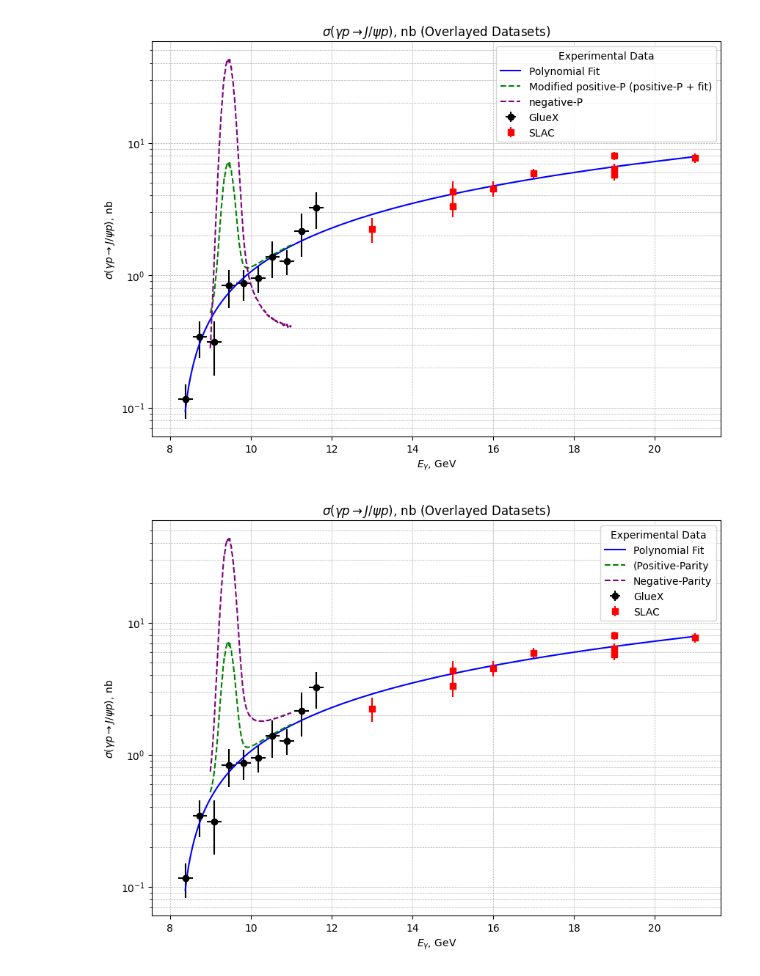
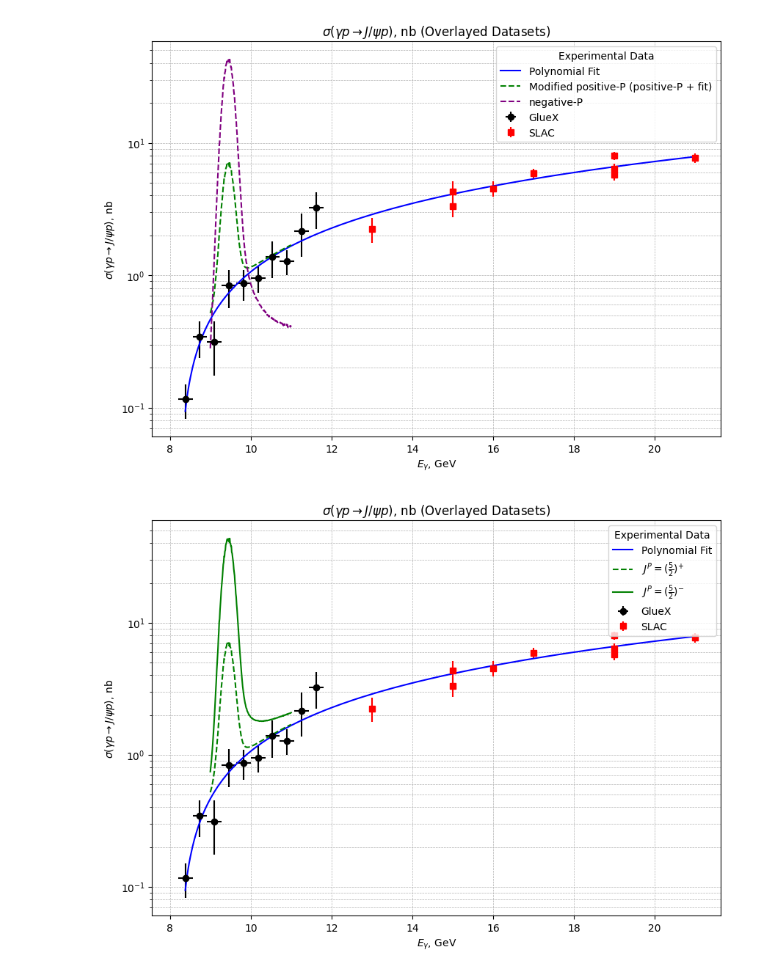
Before and after one commit to jazzitup/pentaquarkAna, a Jupyter notebook: pc_spin-5over2.ipynb, the cells around one changed output. Saved outputs shown, nothing was run; the diff lists cells and outputs as text; code cells hidden in the pictures.

```diff
--- a/pc_spin-5over2.ipynb
+++ b/pc_spin-5over2.ipynb
@@ -205,33 +216,34 @@ plt.figure(figsize=(10, 7))
 
 # Plot GlueX data
 plt.errorbar(x_gluex, y_values, xerr=xerr_gluex, yerr=yerr_gluex, fmt='o', color='black', label='GlueX')
 
 # Plot SLAC data
 plt.errorbar(x_slac, y_slac, yerr=yerr_slac, fmt='s', color='red', label='SLAC')
 
 # Plot the fitted curve
 plt.plot(x_fit, y_fit, '-', color='blue', label='Polynomial Fit')
 
 # Overlay the modified "positive-P" dataset
-plt.plot(x_positive, y_positive_modified, '--', color='green', label='(Positive-Parity')
+plt.plot(x_positive, y_positive_modified, '--', color='green', label=r'$J^P = (\frac{5}{2})^{+}$')
+
 
 # Overlay the modified "negative-P" dataset
-plt.plot(x_positive, y_negative_modified, '--', color='purple', label='Negative-Parity')
+plt.plot(x_positive, y_negative_modified, '-', color='green', label=r'$J^P = (\frac{5}{2})^{-}$')
 
 # Set the plot to log scale for the y-axis
 plt.yscale('log')
 
 # Add labels, title, and move the legend
 plt.title(r'$\sigma(\gamma p \rightarrow J/\psi p)$, nb (Overlayed Datasets)')
 plt.xlabel(r'$E_\gamma$, GeV')
 plt.ylabel(r'$\sigma(\gamma p \rightarrow J/\psi p)$, nb')
 plt.legend(title="Experimental Data", loc='upper right')  # Move legend to the top right corner
 plt.grid(True, which="both", linestyle='--', linewidth=0.5)
 
 # Save the updated plot to a PNG file
 # plt.savefig("/mnt/data/output_overlay_modified_positive_negative_P.png", format="png", dpi=300)
 
 # Show the plot
 plt.show()
 # %% [output]
-[figure, old version]
+[figure, new version]
```
Also changed, not shown: parts of 1 cell of this notebook.
